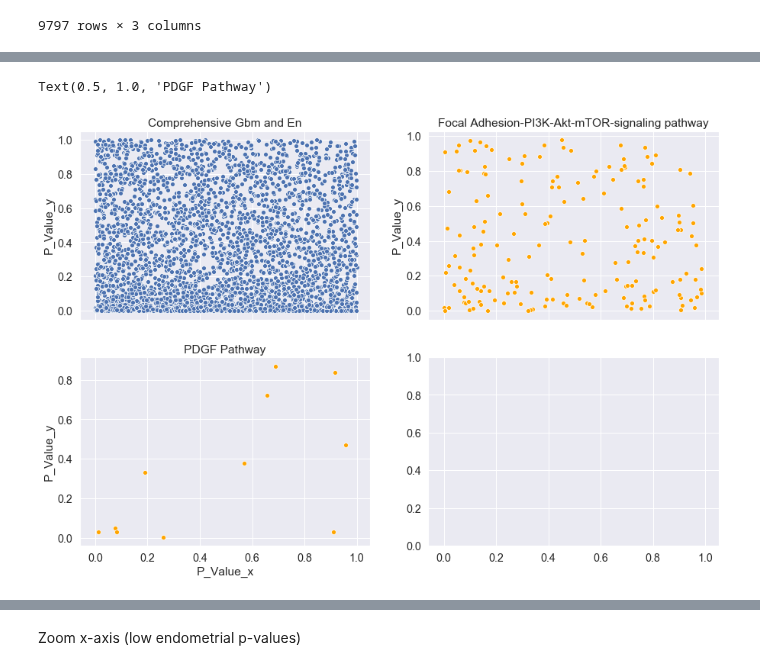
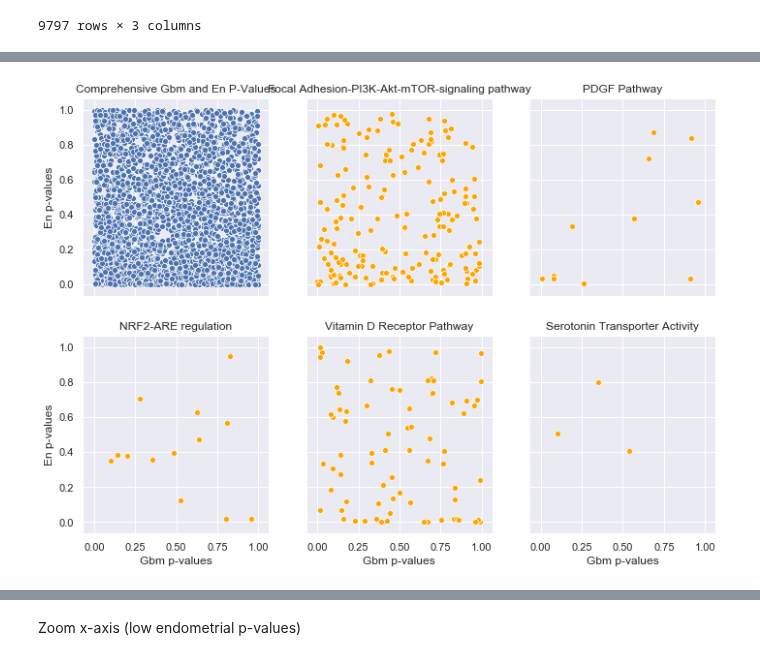
Before and after one commit to PayneLab/WhenMutationsDontMatter, a Jupyter notebook: PTEN context dependant story/PTEN endo and gbm - Fig 2.ipynb, the cells around one changed output, grey strips where cells are left out. Cells and saved outputs as stored; diff of their text form; code cells hidden in the pictures.

Commit message:
improve function finding subplot dimensions

```diff
--- a/PTEN context dependant story/PTEN endo and gbm - Fig 2.ipynb
+++ b/PTEN context dependant story/PTEN endo and gbm - Fig 2.ipynb
@@ -120,6 +120,3 @@ both_values_df
 Visualize all P-values
 # %%
 pathways = pd.read_excel(R"E:\Users\brittany henderson\Documents\Junior BYU\WikiPathwaysData.xlsx")
-# %%
-pathways = pathways.rename(columns={'Unnamed: 0': 'Gene'})
-pathways
@@ -174,7 +140,7 @@ combined_df
 | 9796 | WDR24 | 0.999279 | 0.004503 |
 9797 rows × 3 columns
 # %%
-c_path = combined_df.merge(f, left_on='Comparison', right_on='Gene')
+c_path = combined_df.merge(pathways, left_on='Comparison', right_on='Gene')
 #c_path = c_path.rename(columns={'P_Value_x':'Gbm P-Values', 'P_Value_y': 'En P-Values',
 #               'Focal Adhesion-PI3K-Akt-mTOR-signaling pathway' : 'Focal Adhesion'})
 c_path
@@ -206,0 +173,4 @@ g.add_legend()
+# %%
+f = pathways[['Gene','Focal Adhesion-PI3K-Akt-mTOR-signaling pathway','PDGF Pathway',
+              'NRF2-ARE regulation','Vitamin D Receptor Pathway', 'Serotonin Transporter Activity']]
+f
@@ -211,6 +195,8 @@ def binary_pval_plot(df1, df1_name, df2, df2_name, cat_df):
     combined = df1.merge(df2, on=df1.columns[0]) # merge 2 pval df
     combined = combined.replace(regex=True,to_replace='_proteomics', value='') # only gene names
     combined_df = combined.merge(cat_df, left_on= combined.columns[0], right_on= cat_df.columns[0]) # merge pathways
+    combined_df = combined_df.rename(columns={combined_df.columns[1]: df1_name+" p-values",
+                                              combined_df.columns[2]: df2_name+" p-values"}) # Rename for x and y-axis
 
     # Step 2: Find dimensions of subplots
     paths = list(cat_df.columns[1:])
@@ -219,35 +205,44 @@ def binary_pval_plot(df1, df1_name, df2, df2_name, cat_df):
     if total <= 4:
         m_row = 2
         m_col = 2
-    elif total <= 6:
+    elif total >= 5:
         m_row = 2
         m_col = 3
 
-    fig, axes = plt.subplots(2, 2, sharex=True) # share x -axis title
+    plt.rcParams['figure.figsize']=(11.7,8.27) #size of plot
+    sns.set(font_scale = 1)
+    fig, axes = plt.subplots(m_row, m_col, sharex=True, sharey=True) # share x -axis title
 
-    # all pvals first subplot
+    #Step 3: Create Subplots
+    # First subplot with all p-values
     ax = sns.scatterplot(x=combined_df.columns[1], y=combined_df.columns[2], data=combined_df,
         ax=axes[0, 0])
-    ax.set_title("Comprehensive "+df1_name+" and "+df2_name)
-    #.set_xlabel(df1_name).set_ylabel(df2_name)
+    ax.set_title("Comprehensive "+df1_name+" and "+df2_name+ " P-Values")
 
+
+    # Add plot for each pathway/group included in cat_df
     i = 0
     j = 1
     for e in paths:
-
-        # keep and plot only pathway genes
         only_p = combined_df.loc[combined_df[e] == True]
         ax = sns.scatterplot(x=combined_df.columns[1], y=combined_df.columns[2], data=only_p, color='orange',
             ax=axes[i, j]).set_title(e)
-        if i < 1:
+        # i and j used to set next plot in ax
+        if i <= (m_row - 1) and j < (m_col - 1):
+            j += 1
+        elif j == (m_col - 1):
             i+=1
-            j = 0
-        elif j < 1:
-            j+=1
+            j=0
+    """
+    g.set(xscale = 'log').set(yscale = 'log')
+    plt.xlim(1e-5, 1e0) # 0.00005 to 1
+    plt.ylim(1e-5, 1e0) """
 
+    plt.show()
+    plt.clf()
+    plt.close()
     return ax
 # %%
-binary_pval_plot(wrap_results, "Gbm", wrap_results2, "En", f)
+p = binary_pval_plot(wrap_results, "Gbm", wrap_results2, "En", f)
 # %% [output]
-Text(0.5, 1.0, 'PDGF Pathway')
-[figure, old version]
+[figure, new version]
```
Also changed, not shown: parts of 18 cells of this notebook.
